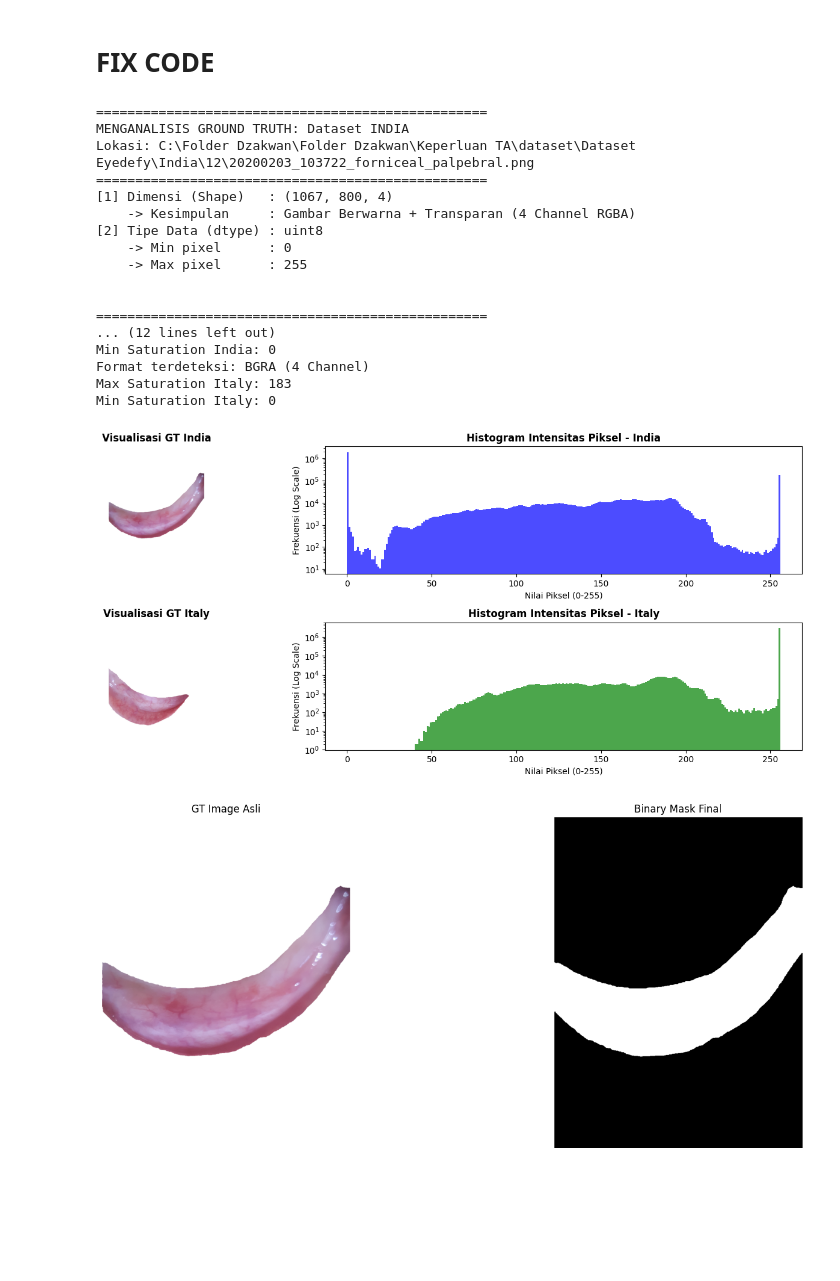
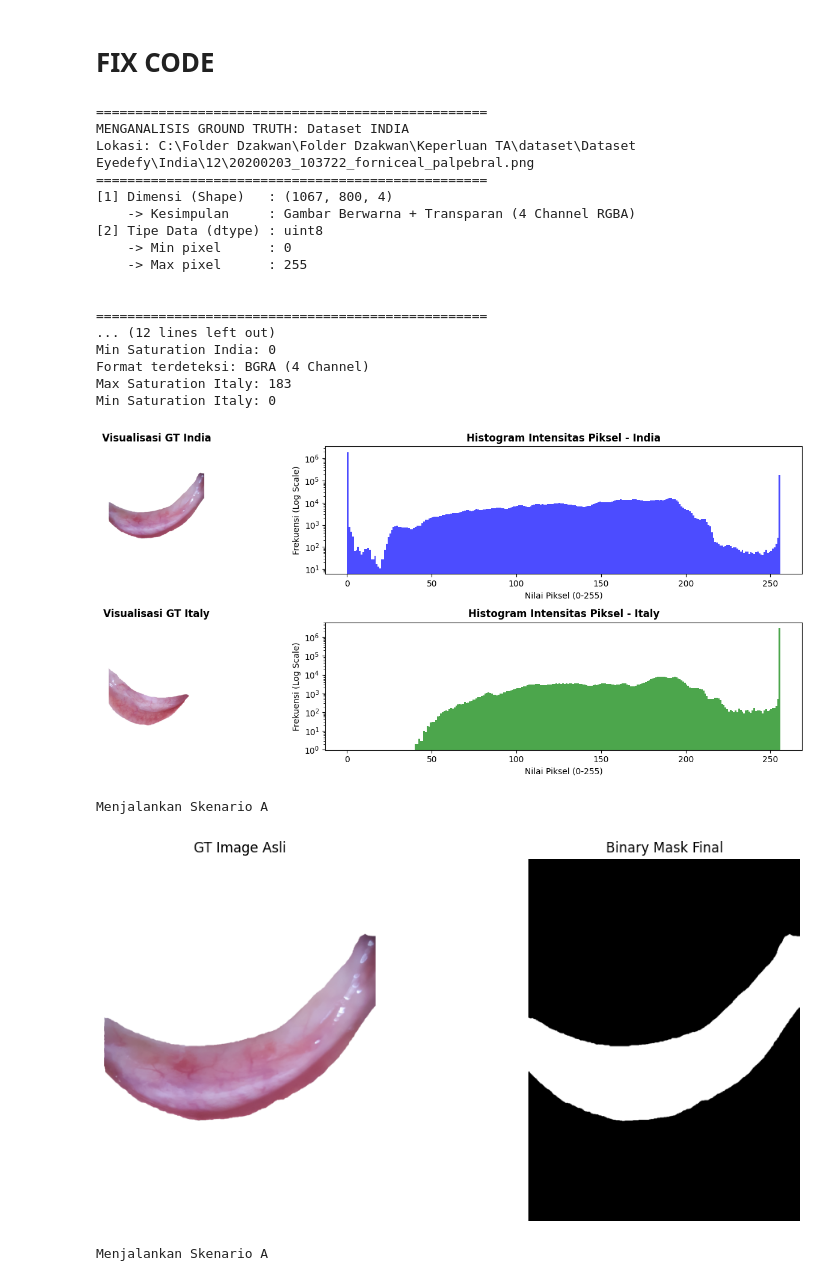
Before and after one commit to dzakwandq/TA, a Jupyter notebook: notebooks/masking_data_Italy.ipynb, the cells around one changed output. Drawn from its saved outputs; the diff is of its cells as text; code cells hidden in the pictures; blank space fills up the shorter version.

```diff
--- a/notebooks/masking_data_Italy.ipynb
+++ b/notebooks/masking_data_Italy.ipynb
@@ -297,33 +299,35 @@ path_gt_italy = r'C:\Folder Dzakwan\Folder Dzakwan\Keperluan TA\dataset\Dataset
 
 img_india = analyze_ground_truth("Dataset INDIA", path_gt_india)
 img_italy = analyze_ground_truth("Dataset ITALY", path_gt_italy)
 
 if img_india is not None and img_italy is not None:
     plot_comparative_histogram(img_india, img_italy)
 
 '''_ = create_mask_hsv_method(path_gt_india)
 _ = create_mask_hsv_method(path_gt_italy)
 '''
 
-_ = create_mask_method(path_gt_india)
-_ = create_mask_method(path_gt_italy)
+_ = create_mask_method_v2(path_gt_india)
+_ = create_mask_method_v2(path_gt_italy)
 # %% [output]
 ==================================================
 MENGANALISIS GROUND TRUTH: Dataset INDIA
 Lokasi: C:\Folder Dzakwan\Folder Dzakwan\Keperluan TA\dataset\Dataset Eyedefy\India\12\20200203_103722_forniceal_palpebral.png
 ==================================================
 [1] Dimensi (Shape)   : (1067, 800, 4)
     -> Kesimpulan     : Gambar Berwarna + Transparan (4 Channel RGBA)
 [2] Tipe Data (dtype) : uint8
     -> Min pixel      : 0
     -> Max pixel      : 255
 
 
 ==================================================
 ... (12 lines left out)
 Min Saturation India: 0
 Format terdeteksi: BGRA (4 Channel)
 Max Saturation Italy: 183
 Min Saturation Italy: 0
 [figure]
+Menjalankan Skenario A
-[figure, old version]
+[figure, new version]
+Menjalankan Skenario A
```
Also changed, not shown: parts of 2 cells of this notebook, 10 other files.
